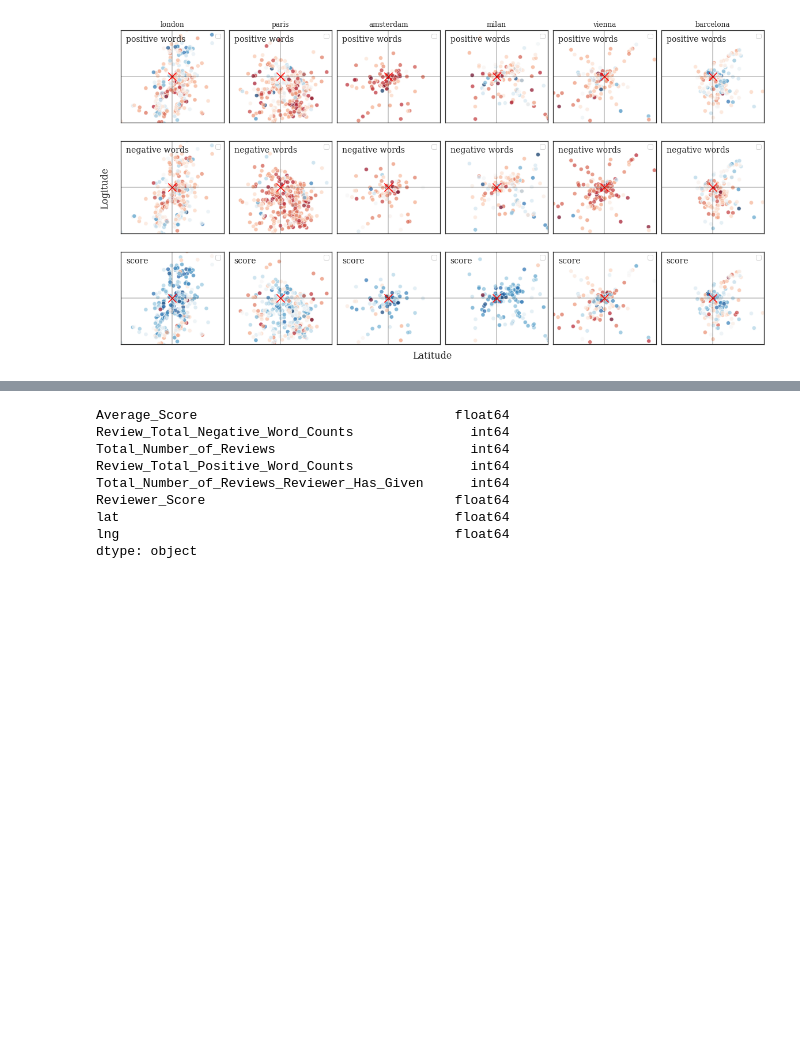
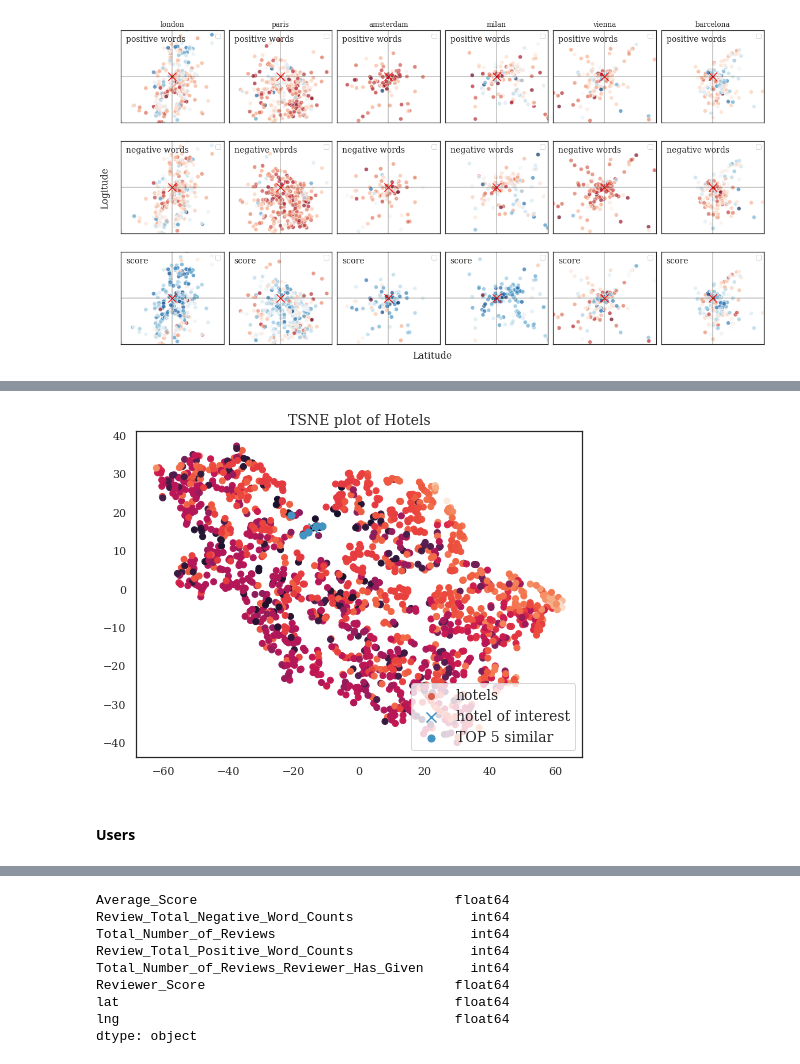
Before and after one commit to SivamPillai/citrus-ai, a Jupyter notebook: Recommendation System/Framework.ipynb, the cells around one changed output, grey strips where cells are left out. Drawn from its saved outputs; the diff is of its cells as text; code cells hidden in the pictures; blank space fills up the shorter version.

```diff
--- a/Recommendation System/Framework.ipynb
+++ b/Recommendation System/Framework.ipynb
@@ -216,0 +427,21 @@ f.savefig('hotels_in_cities.png', bbox_inches='tight')
+# %%
+f = plt.figure(figsize=(8,6))
+p0 = plt.scatter(hotel_embed_1[:,0], hotel_embed_1[:,1], c=dis)#, color=sns.color_palette()[1])
+p1 = plt.scatter(hotel_embed_1[100:101,0], hotel_embed_1[100:101,1], color=sns.color_palette()[-1], marker='x', s=100)
+
+for b in best[0]:
+    p2 = plt.scatter(hotel_embed_1[b:b+1,0], hotel_embed_1[b:b+1,1], color=sns.color_palette()[-1], s=50)
+
+# for w in worst[0]:
+#     p3 = plt.scatter(entity_embed[w:w+1,0], entity_embed[w:w+1,1], color=sns.color_palette()[0], s=50)
+
+plt.legend(handles=[p0,p1,p2],
+           labels=['hotels', 'hotel of interest', 'TOP 5 similar'],
+          loc='lower right', ncol=1, fontsize=14)
+plt.title('TSNE plot of Hotels', fontsize=14)
+plt.show()
+# f.savefig('tsne_entity.png', bbox_inches='tight')
+# %% [output]
+[figure, added]
+# %% [markdown]
+#### Users
```
Also changed, not shown: parts of 78 cells of this notebook, 5 other files.
